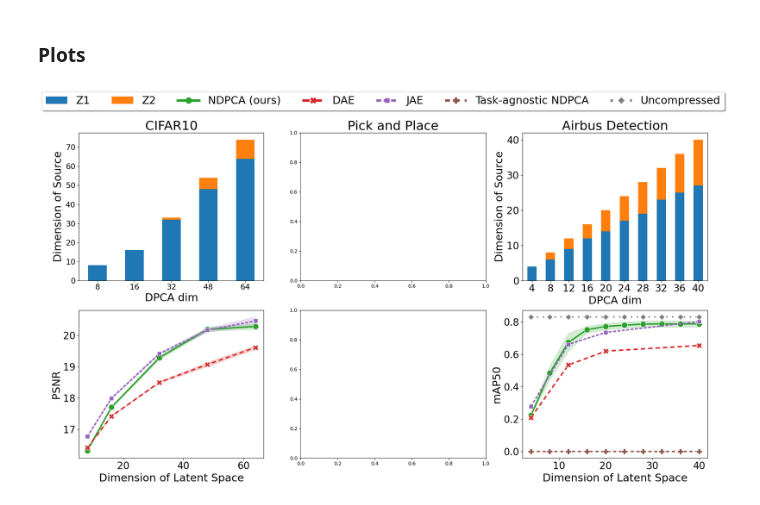
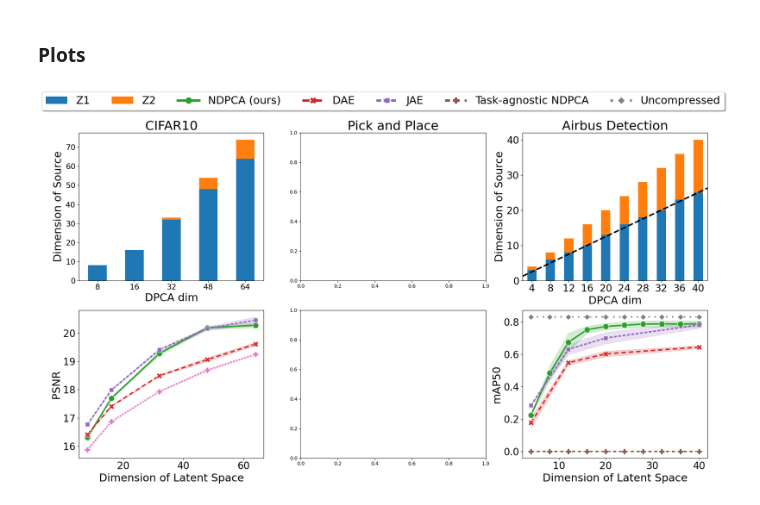
Before and after one commit to UTAustin-SwarmLab/Task-aware-Distributed-Source-Coding, a Jupyter notebook: plots/make_plot.ipynb, the cells around one changed output. Saved outputs shown, nothing was run; the diff lists cells and outputs as text; code cells hidden in the pictures.

```diff
--- a/plots/make_plot.ipynb
+++ b/plots/make_plot.ipynb
@@ -109,11 +103,21 @@ airbus_df.drop(columns=['dim of z2 private'], inplace=True)
 airbus_df.rename(columns={"dim of z1 private": "Z1", "dim of z1 share": "Z2"}, inplace=True)
 
 JAE_map = [[0.2781, 0.6603, 0.7343, 0.8007]
-        #   ,[0.2905, 0.5993, X, 0.7595]
+          ,[0.2905, 0.5993, 0.6646, 0.7595]
 ]
 DAE_map = [[0.2087, 0.5329, 0.6188, 0.6531]
-        #   ,[0, 0, 0.5843, X]
-		  ]
+          ,[0.1453, 0.5617, 0.5843, 0.6338]
+]
+
+Sep_map = [[0, 0, 0, X]
+		  ,[0, 0, 0, X]
+]
+
+### ablation study
+# NoPCA_map = [[] X
+	     		# X
+# ]
+
 AE_Zs = [4, 12, 20, 40]
 
 for z_ind, z in enumerate(AE_Zs):
@@ -162,7 +171,7 @@ ax_list["airbus_z"].set_title("Airbus Detection", fontsize=titlesize)
 ### plot cifar denoising
 ## plot DPCA curve
 ax4 = sns.lineplot(data=cifar_df, x="dpca_dim", y="psnr", ax=ax_list["cifar_dpca"], linewidth=3, hue='method', style="method",
-                    palette=[color_list[2], color_list[3], color_list[4]], dashes=['', (3,2), (2,1)], markers=True, markersize=12)
+                    palette=[color_list[2], color_list[3], color_list[4], color_list[6]], dashes=['', (3,2), (2,1), (1,1)], markers=True, markersize=12)
 ax_list["cifar_dpca"].set_xlabel("Dimension of Latent Space", fontsize=xylabelsize)
 ax_list["cifar_dpca"].set_ylabel("PSNR", fontsize=xylabelsize)
 ax_list["cifar_dpca"].tick_params(axis="x", labelsize=ticksize)
@@ -182,33 +191,33 @@ ax_list["cifar_z"].legend().remove()
 ## plot DPCA curve
 ax6 = sns.lineplot(data=airbus_df, x="dpca_dim", y="testmAP", ax=ax_list["airbus_dpca"], linewidth=3, hue='method', style="method",
                     palette=[color_list[2], color_list[3], color_list[4], color_list[5], 'gray'], dashes=['', (3,2), (2,1), (2,2), (1,3)], markers=True, markersize=12)
 ax_list["airbus_dpca"].set_xlabel("Dimension of Latent Space", fontsize=xylabelsize)
 ax_list["airbus_dpca"].set_ylabel("mAP50", fontsize=xylabelsize)
 ax_list["airbus_dpca"].tick_params(axis="x", labelsize=ticksize)
 ax_list["airbus_dpca"].tick_params(axis="y", labelsize=ticksize)
 leg = ax_list["airbus_dpca"].legend()
 # plt.gca().yaxis.set_major_formatter(mtick.PercentFormatter(xmax=1.0))
 ax_list["airbus_dpca"].legend().remove()
 ## plot Z1 and Z2
-airbus_df_z = airbus_df.loc[(airbus_df["method"]).str.contains('ours') & (airbus_df["seed"] == airbus_df.iloc[0]["seed"]) ]
+airbus_df_z = airbus_df.loc[(airbus_df["method"]).str.contains('ours') & (airbus_df["seed"] == 1) ]
 airbus_df_z.plot(kind='bar', stacked=True, color=[color_list[0], color_list[1]], ax=ax_list["airbus_z"],
                 x="dpca_dim", y=["Z1", "Z2"], width=0.5, rot=0)
+ax_list["airbus_z"].plot([-0.5, 9.5], [1.25, 26.25], color='black', linestyle='dashed', linewidth=3)
 ax_list["airbus_z"].set_xlabel("DPCA dim", fontsize=xylabelsize)
 ax_list["airbus_z"].set_ylabel("Dimension of Source", fontsize=xylabelsize)
 ax_list["airbus_z"].tick_params(axis="x", labelsize=ticksize)
 ax_list["airbus_z"].tick_params(axis="y", labelsize=ticksize)
 ax_list["airbus_z"].legend().remove()
-
 
 ### Generate a legend for the first line only
 # lines_labels = [ax.get_legend_handles_labels() for ax in fig.axes ] # [ax_list["cifar_dpca"], ax_list["cifar_z"]]]
 lines_labels = [ax.get_legend_handles_labels() for ax in [ax_list["airbus_z"], ax_list["airbus_dpca"]]]
 lines, labels = [sum(lol, []) for lol in zip(*lines_labels)]
 
 lgd = fig.legend(lines, labels, loc='upper center', bbox_to_anchor=(0.5, 0.99), fancybox=True, shadow=True, ncol=7, fontsize=22, markerscale=2)
 for line in lgd.get_lines():
     line.set_linewidth(5.0)
 plt.show()
 fig.savefig('./results.pdf', bbox_extra_artists=(lgd,), bbox_inches='tight')
 # %% [output]
-[figure, old version]
+[figure, new version]
```
Also changed, not shown: parts of 2 cells of this notebook, 10 other files.
